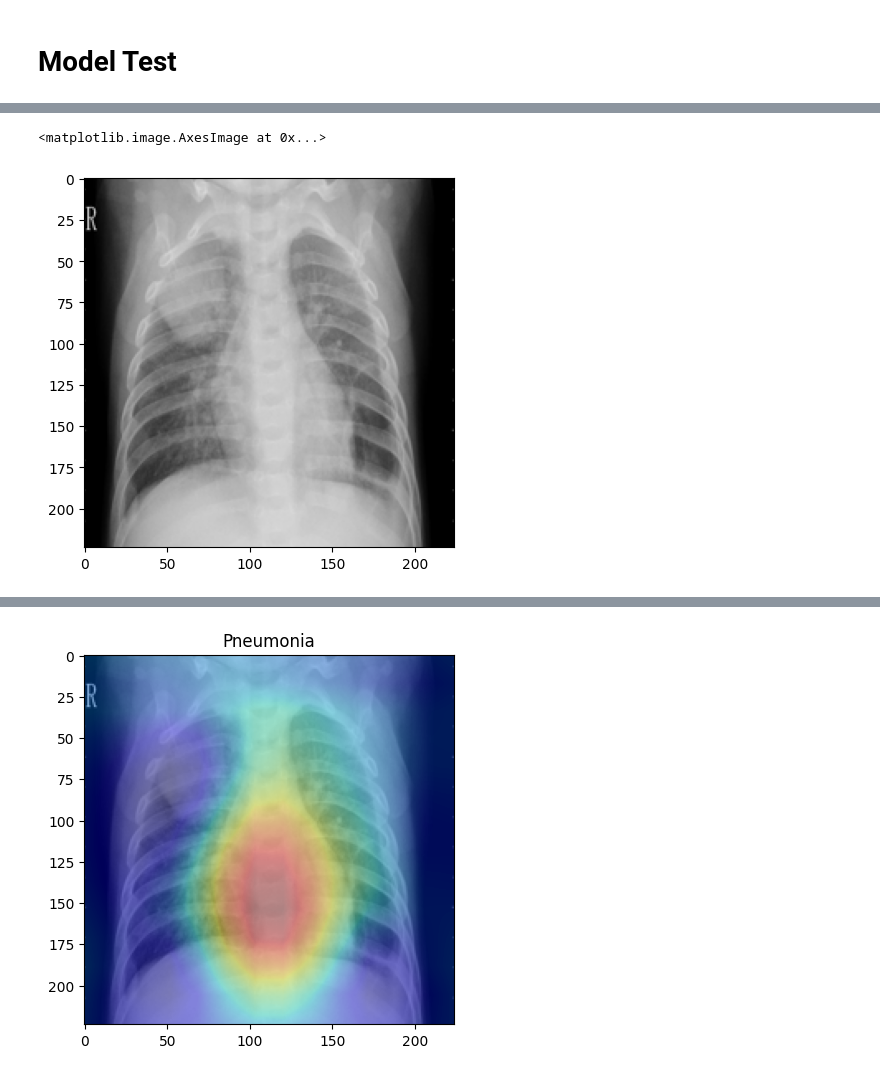
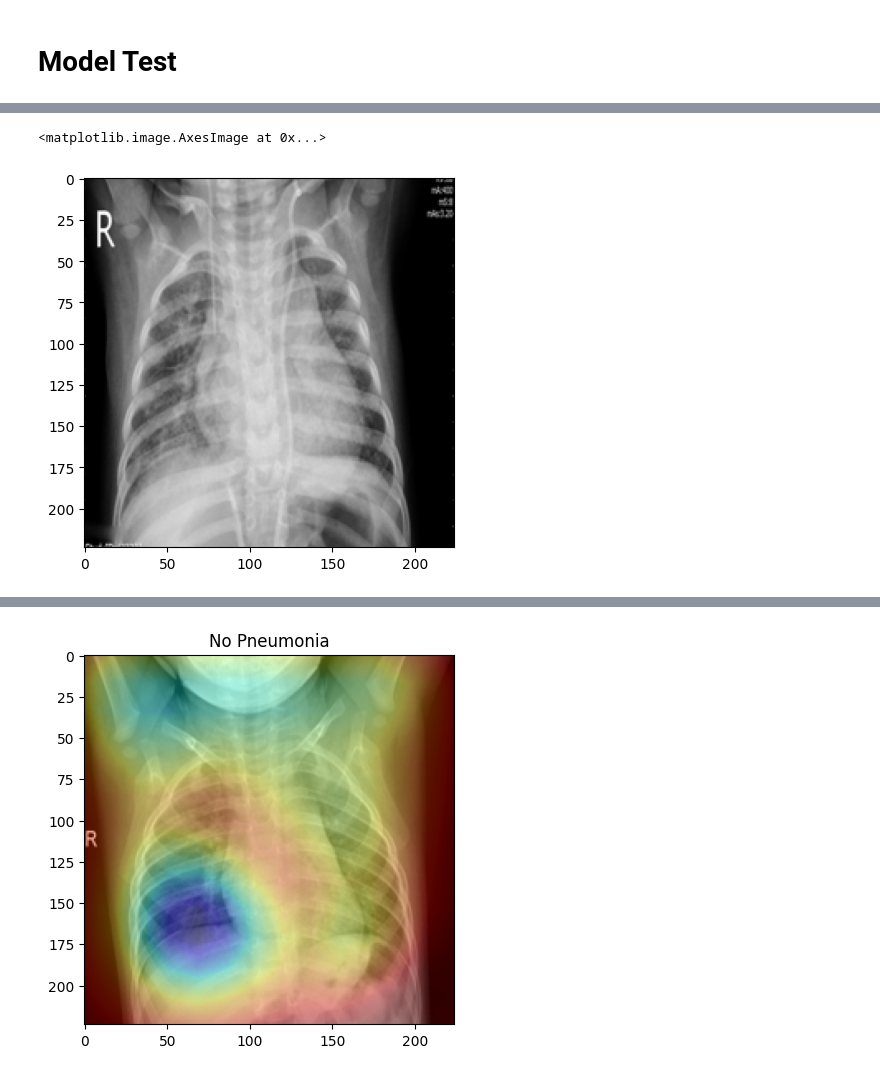
Before and after one commit to Bessouat40/python-ai-explainability, a Jupyter notebook: images.ipynb, the cells around one changed output, grey strips where cells are left out. Cells and saved outputs as stored; diff of their text form; code cells hidden in the pictures.

```diff
--- a/images.ipynb
+++ b/images.ipynb
@@ -120,7 +120,7 @@ x = Dense(1, activation="sigmoid")(x)
 model = Model(vgg_conv.input, x)
 # %%
 # Chemin vers votre fichier .h5
-weights_path = './model_checkpoints/checkpoint-08-0.97.h5'
+weights_path = './model_checkpoints/checkpoint-22-0.98.h5'
 
 # Charger les poids
 model.load_weights(weights_path)
@@ -159,11 +160,11 @@ def plot_activation(img):
     plt.imshow(out, cmap='jet', alpha=0.35)
     plt.title('Pneumonia' if pred_class == 1 else 'No Pneumonia')
 # %%
-pyplot.imshow(dataset.test_images[6])
+pyplot.imshow(dataset.test_images[3])
 # %% [output]
 <matplotlib.image.AxesImage at 0x...>
-[figure, old version]
+[figure, new version]
 # %%
-plot_activation(dataset.test_images[6])
-print(dataset.test_labels[6])
+plot_activation(dataset.test_images[0])
+print(dataset.test_labels[0])
 # %% [output]
@@ -174 +175 @@ pred :  1
-[figure, old version]
+[figure, new version]
```
Also changed, not shown: parts of 2 cells of this notebook, 2 other files.
